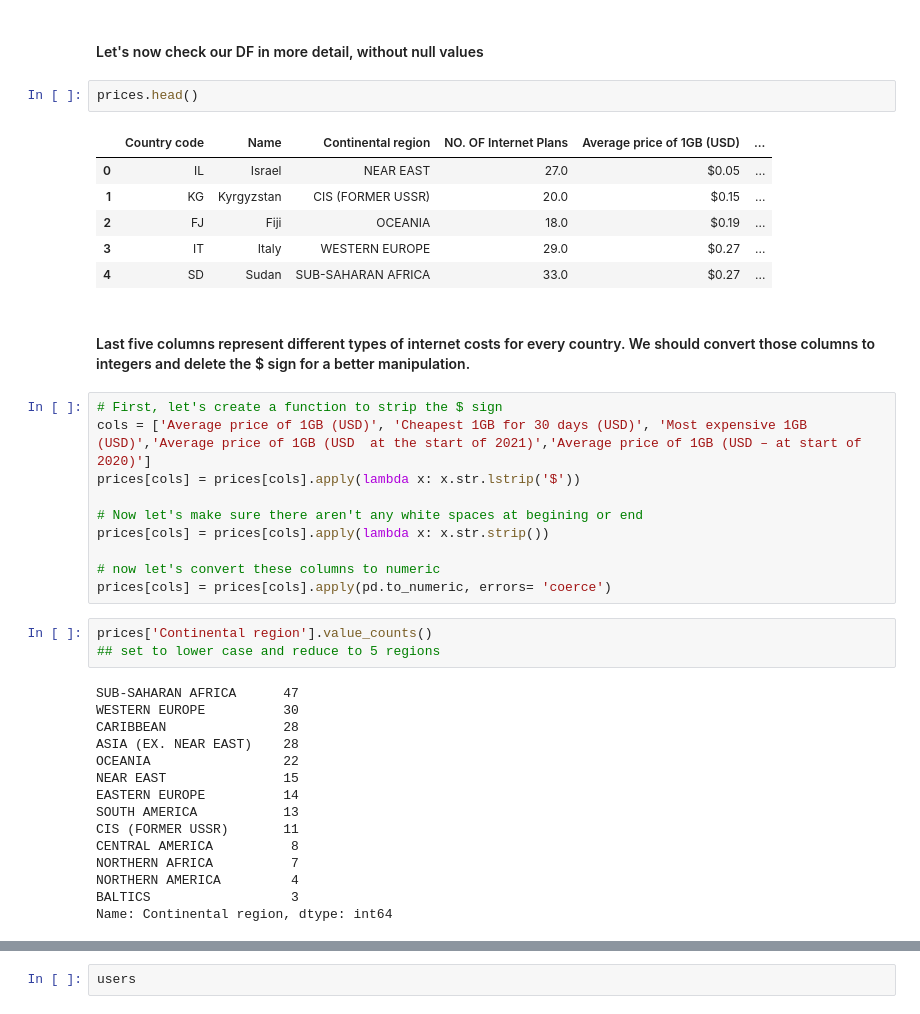
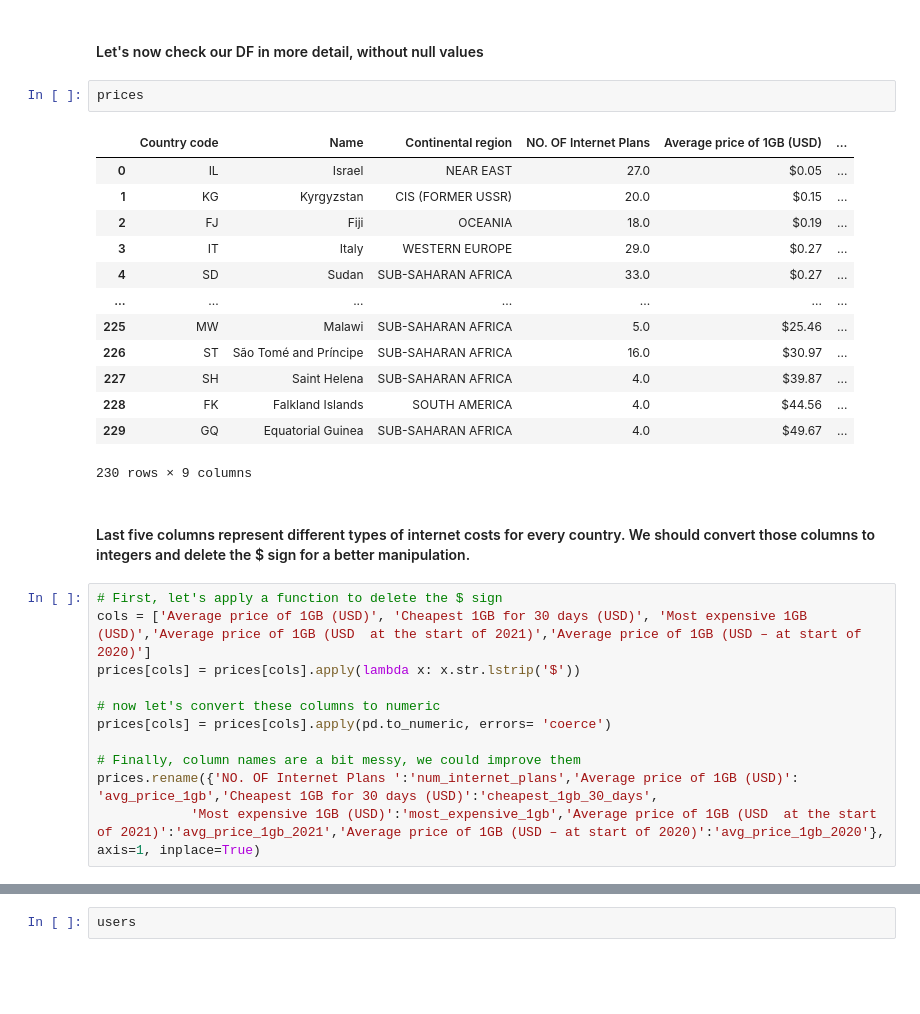
Before and after one commit to ManuelEspitia1/cerebro, a Jupyter notebook: webproject.ipynb, the cells around one changed output, grey strips where cells are left out. Saved outputs shown, nothing was run; the diff lists cells and outputs as text; blank space fills up the shorter version.

```diff
--- a/webproject.ipynb
+++ b/webproject.ipynb
@@ -91,41 +109,31 @@ prices.dropna(subset=['NO. OF Internet Plans ','Average price of 1GB (USD)','Che
 # %% [markdown]
 #### Let's now check our DF in more detail, without null values
 # %%
-prices.head()
+prices
 # %% [output]
 |  | Country code | Name | Continental region | NO. OF Internet Plans | Average price of 1GB (USD) | ... |
 | 0 | IL | Israel | NEAR EAST | 27.0 | $0.05 | ... |
 | 1 | KG | Kyrgyzstan | CIS (FORMER USSR) | 20.0 | $0.15 | ... |
 | 2 | FJ | Fiji | OCEANIA | 18.0 | $0.19 | ... |
 | 3 | IT | Italy | WESTERN EUROPE | 29.0 | $0.27 | ... |
 | 4 | SD | Sudan | SUB-SAHARAN AFRICA | 33.0 | $0.27 | ... |
+| ... | ... | ... | ... | ... | ... | ... |
+| 225 | MW | Malawi | SUB-SAHARAN AFRICA | 5.0 | $25.46 | ... |
+| 226 | ST | São Tomé and Príncipe | SUB-SAHARAN AFRICA | 16.0 | $30.97 | ... |
+| 227 | SH | Saint Helena | SUB-SAHARAN AFRICA | 4.0 | $39.87 | ... |
+| 228 | FK | Falkland Islands | SOUTH AMERICA | 4.0 | $44.56 | ... |
+| 229 | GQ | Equatorial Guinea | SUB-SAHARAN AFRICA | 4.0 | $49.67 | ... |
+230 rows × 9 columns
 # %% [markdown]
 #### Last five columns represent different types of internet costs for every country. We should convert those columns to integers and delete the $ sign for a better manipulation.
 # %%
-# First, let's create a function to strip the $ sign
+# First, let's apply a function to delete the $ sign
 cols = ['Average price of 1GB (USD)', 'Cheapest 1GB for 30 days (USD)', 'Most expensive 1GB (USD)','Average price of 1GB (USD  at the start of 2021)','Average price of 1GB (USD – at start of 2020)']
 prices[cols] = prices[cols].apply(lambda x: x.str.lstrip('$'))
 
-# Now let's make sure there aren't any white spaces at begining or end
-prices[cols] = prices[cols].apply(lambda x: x.str.strip())
-
 # now let's convert these columns to numeric
 prices[cols] = prices[cols].apply(pd.to_numeric, errors= 'coerce')
+
+# Finally, column names are a bit messy, we could improve them
+prices.rename({'NO. OF Internet Plans ':'num_internet_plans','Average price of 1GB (USD)': 'avg_price_1gb','Cheapest 1GB for 30 days (USD)':'cheapest_1gb_30_days',
+            'Most expensive 1GB (USD)':'most_expensive_1gb','Average price of 1GB (USD  at the start of 2021)':'avg_price_1gb_2021','Average price of 1GB (USD – at start of 2020)':'avg_price_1gb_2020'}, axis=1, inplace=True)
-# %%
-prices['Continental region'].value_counts()
-## set to lower case and reduce to 5 regions
-# %% [output]
-SUB-SAHARAN AFRICA      47
-WESTERN EUROPE          30
-CARIBBEAN               28
-ASIA (EX. NEAR EAST)    28
-OCEANIA                 22
-NEAR EAST               15
-EASTERN EUROPE          14
-SOUTH AMERICA           13
-CIS (FORMER USSR)       11
-CENTRAL AMERICA          8
-NORTHERN AFRICA          7
-NORTHERN AMERICA         4
-BALTICS                  3
-Name: Continental region, dtype: int64
```
Also changed, not shown: parts of 27 cells of this notebook, 2 other files.
